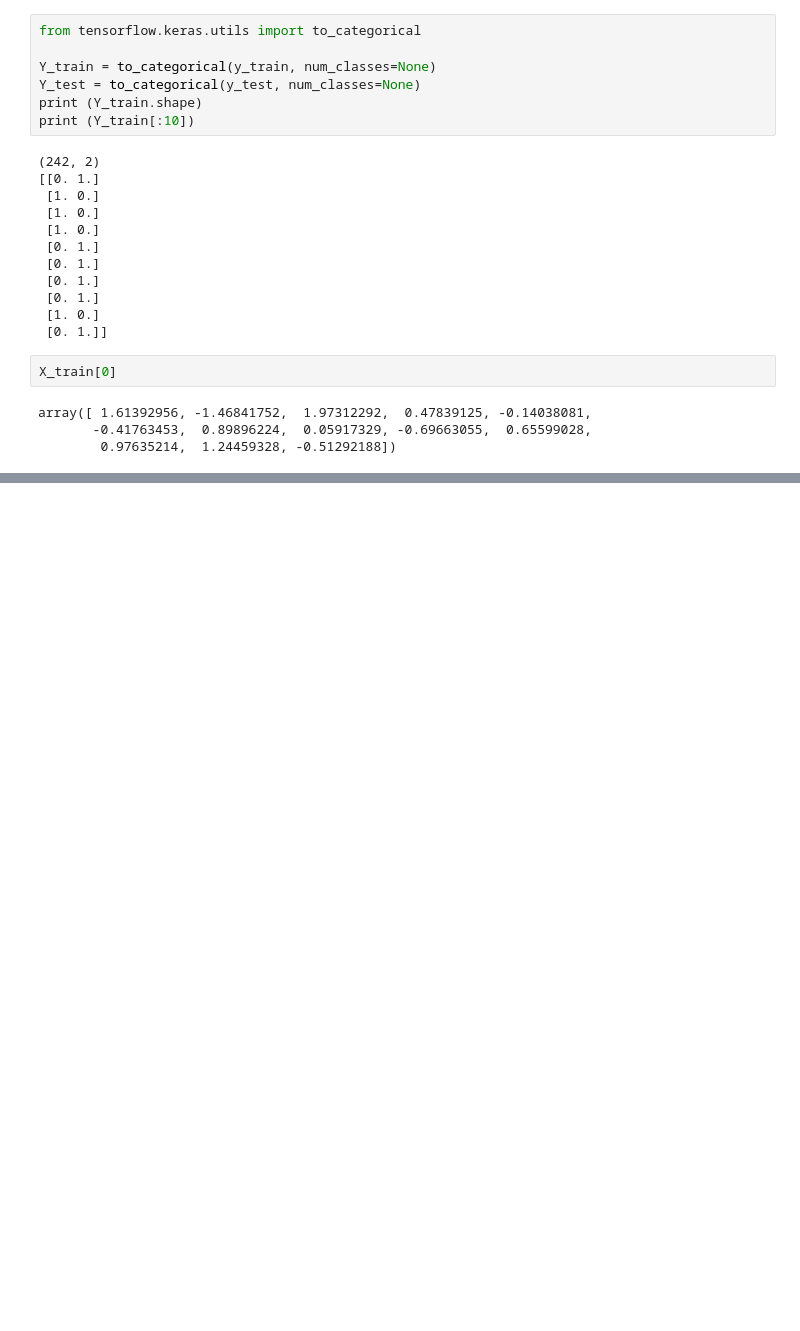
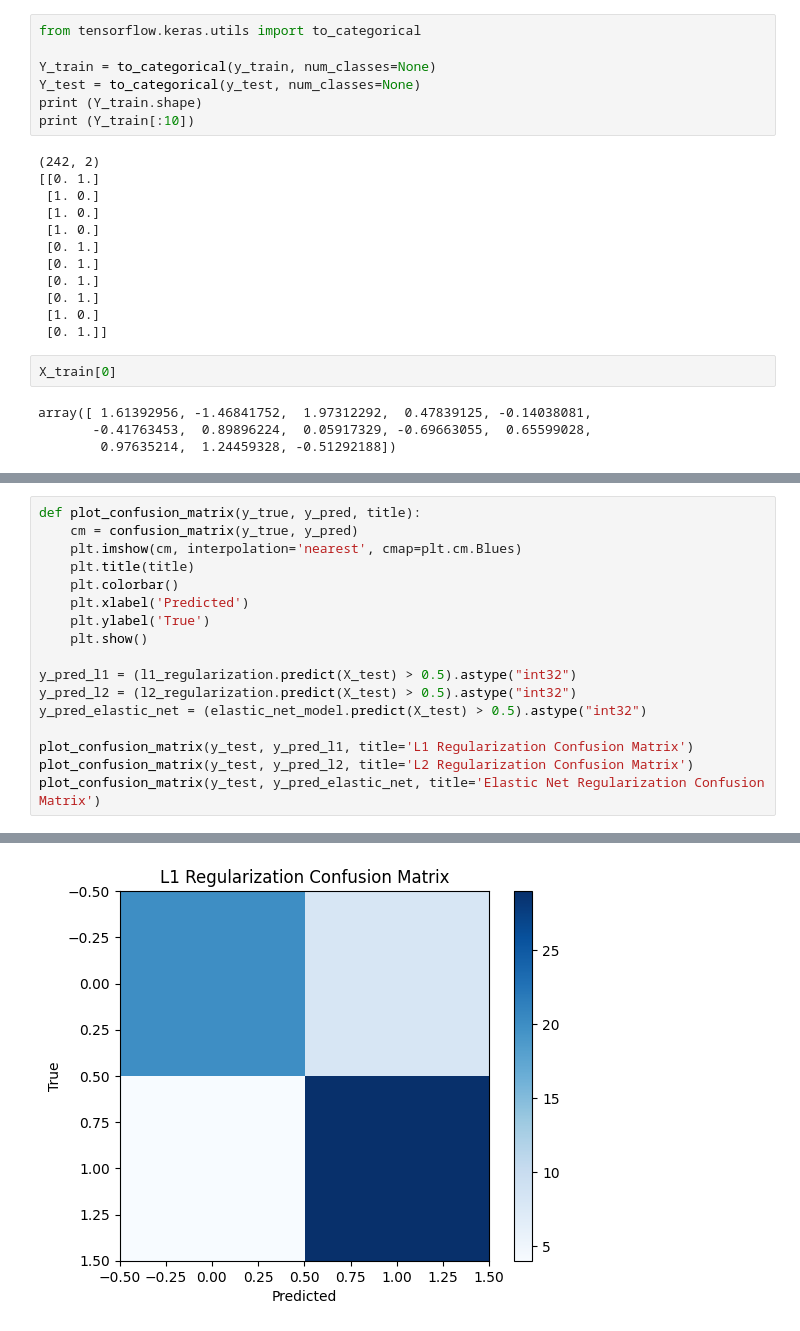
Before and after one commit to ManishSuhas0026/Deep-Learning, a Jupyter notebook: 2348530_Lab_3.ipynb, the cells around one changed output, grey strips where cells are left out. Cells and saved outputs as stored; diff of their text form; blank space fills up the shorter version.

```diff
--- a/2348530_Lab_3.ipynb
+++ b/2348530_Lab_3.ipynb
@@ -268,0 +234,18 @@ Results for Categorical Model
+# %%
+def plot_confusion_matrix(y_true, y_pred, title):
+    cm = confusion_matrix(y_true, y_pred)
+    plt.imshow(cm, interpolation='nearest', cmap=plt.cm.Blues)
+    plt.title(title)
+    plt.colorbar()
+    plt.xlabel('Predicted')
+    plt.ylabel('True')
+    plt.show()
+
+y_pred_l1 = (l1_regularization.predict(X_test) > 0.5).astype("int32")
+y_pred_l2 = (l2_regularization.predict(X_test) > 0.5).astype("int32")
+y_pred_elastic_net = (elastic_net_model.predict(X_test) > 0.5).astype("int32")
+
+plot_confusion_matrix(y_test, y_pred_l1, title='L1 Regularization Confusion Matrix')
+plot_confusion_matrix(y_test, y_pred_l2, title='L2 Regularization Confusion Matrix')
+plot_confusion_matrix(y_test, y_pred_elastic_net, title='Elastic Net Regularization Confusion Matrix')
+# %% [output]
@@ -268,0 +255 @@ Results for Categorical Model
+[figure, added]
```
Also changed, not shown: parts of 17 cells of this notebook.
